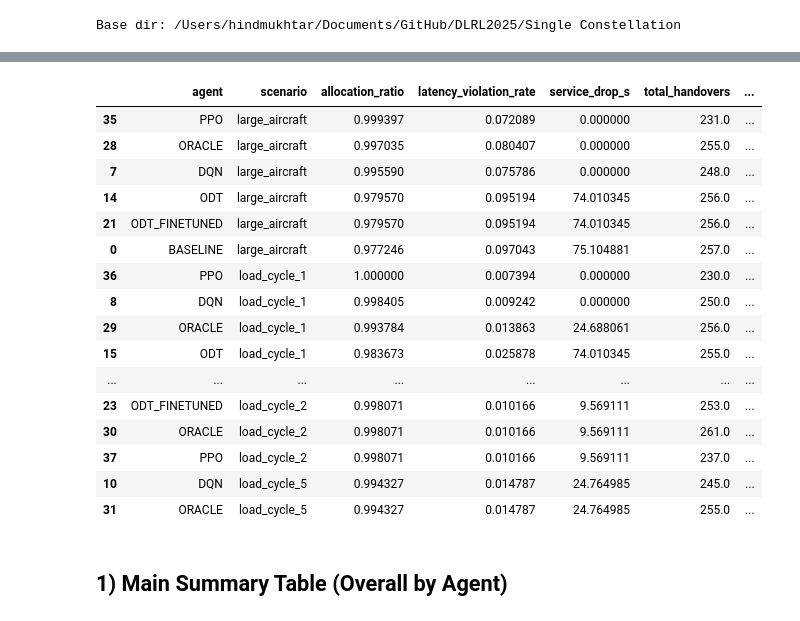
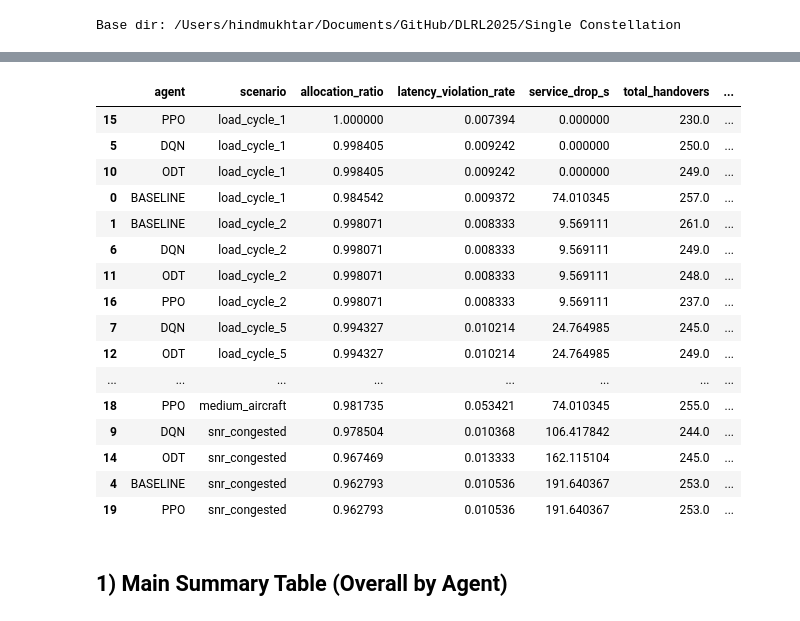
Before and after one commit to HindMukhtar/DLRL2025, a Jupyter notebook: Single Constellation /paper_results_summary.ipynb, the cells around one changed output, grey strips where cells are left out. Saved outputs shown, nothing was run; the diff lists cells and outputs as text; code cells hidden in the pictures.

```diff
--- a/Single Constellation /paper_results_summary.ipynb
+++ b/Single Constellation /paper_results_summary.ipynb
@@ -16,14 +16,12 @@ import plotly.graph_objects as go
 from plotly.subplots import make_subplots
 
 BASE_DIR = Path('.').resolve()
-AGENTS = ['BASELINE', 'PPO', 'DQN', 'ODT', 'ODT_FINETUNED', 'ORACLE']
+AGENTS = ['BASELINE', 'PPO', 'DQN', 'ODT', 'ORACLE']
 SCENARIOS = [
-    'no_scenario',
     'load_cycle_1',
     'load_cycle_2',
     'load_cycle_5',
     'medium_aircraft',
-    'large_aircraft',
     'snr_congested',
 ]
 
@@ -97,53 +95,89 @@ data['latency_s'] = data['queing_delay_s'] + data['propagation_latency_s']
 # %%
 def episode_metrics(df):
     out = []
     for (agent, scenario), g in df.groupby(['agent', 'scenario']):
-        alloc_ratio = float(g['allocation_ratio'].mean())
-        lat_req = g['latency_req_s'] if 'latency_req_s' in g.columns else pd.Series([np.inf] * len(g))
-        lat_violation_rate = float((g['latency_s'] > lat_req).mean())
+        # Active-demand slice for fair latency/allocation statistics.
+        if 'demand_MB' in g.columns:
+            g_active = g[g['demand_MB'] > 0].copy()
+        else:
+            g_active = g.copy()
+
+        if g_active.empty:
+            alloc_ratio = 1.0
+            lat_violation_rate = np.nan
+            avg_latency_ms = np.nan
+            mean_excess_ms = np.nan
+            p95_excess_ms = np.nan
+            severity_score = np.nan
+        else:
+            alloc_ratio = float(g_active['allocation_ratio'].mean())
+            # Treat sentinel queue delay (1000 s) as outage, not a valid latency sample.
+            if 'queing_delay_s' in g_active.columns:
+                g_active.loc[g_active['queing_delay_s'] >= 1000, 'latency_s'] = np.nan
+
+            lat_req = g_active['latency_req_s'] if 'latency_req_s' in g_active.columns else pd.Series([np.inf] * len(g_active), index=g_active.index)
+            valid_lat = g_active['latency_s'].notna()
+            if valid_lat.any():
+                lat_s = g_active.loc[valid_lat, 'latency_s']
+                req_s = lat_req.loc[valid_lat]
+                excess_s = (lat_s - req_s).clip(lower=0)
+                lat_violation_rate = float((excess_s > 0).mean())
+                avg_latency_ms = float(lat_s.mean() * 1000.0)
+                mean_excess_ms = float(excess_s.mean() * 1000.0)
+                p95_excess_ms = float(excess_s.quantile(0.95) * 1000.0)
+                severity_score = float((excess_s / req_s).mean())
+            else:
+                lat_violation_rate = np.nan
+                avg_latency_ms = np.nan
+                mean_excess_ms = np.nan
+                p95_excess_ms = np.nan
+                severity_score = np.nan
+
         service_drop_s = float(g['service_drop_s'].sum()) if 'service_drop_s' in g.columns else 0.0
         total_handovers = float(g['handovers'].max()) if 'handovers' in g.columns else np.nan
-        avg_latency_ms = float(g['latency_s'].mean() * 1000.0)
 
         # Composite score: higher is better.
         J = (
             1.0 * alloc_ratio
-            # - 0.01 * lat_violation_rate
-            - 0.01 * service_drop_s
+            #  - 0.01 * lat_violation_rate
+            # -service_drop_s
         )
 
         out.append({
             'agent': agent,
             'scenario': scenario,
             'allocation_ratio': alloc_ratio,
             'latency_violation_rate': lat_violation_rate,
             'service_drop_s': service_drop_s,
             'total_handovers': total_handovers,
             'avg_latency_ms': avg_latency_ms,
+            'mean_excess_ms': mean_excess_ms,
+            'p95_excess_ms': p95_excess_ms,
+            'severity_score': severity_score,
             'composite_score': J,
         })
     return pd.DataFrame(out)
 
 m = episode_metrics(data)
 m.sort_values(['scenario','composite_score'], ascending=[True, False]).head(20)
 # %% [output]
 |  | agent | scenario | allocation_ratio | latency_violation_rate | service_drop_s | total_handovers | ... |
-| 35 | PPO | large_aircraft | 0.999397 | 0.072089 | 0.000000 | 231.0 | ... |
-| 28 | ORACLE | large_aircraft | 0.997035 | 0.080407 | 0.000000 | 255.0 | ... |
-| 7 | DQN | large_aircraft | 0.995590 | 0.075786 | 0.000000 | 248.0 | ... |
-| 14 | ODT | large_aircraft | 0.979570 | 0.095194 | 74.010345 | 256.0 | ... |
-| 21 | ODT_FINETUNED | large_aircraft | 0.979570 | 0.095194 | 74.010345 | 256.0 | ... |
-| 0 | BASELINE | large_aircraft | 0.977246 | 0.097043 | 75.104881 | 257.0 | ... |
-| 36 | PPO | load_cycle_1 | 1.000000 | 0.007394 | 0.000000 | 230.0 | ... |
-| 8 | DQN | load_cycle_1 | 0.998405 | 0.009242 | 0.000000 | 250.0 | ... |
-| 29 | ORACLE | load_cycle_1 | 0.993784 | 0.013863 | 24.688061 | 256.0 | ... |
-| 15 | ODT | load_cycle_1 | 0.983673 | 0.025878 | 74.010345 | 255.0 | ... |
+| 15 | PPO | load_cycle_1 | 1.000000 | 0.007394 | 0.000000 | 230.0 | ... |
+| 5 | DQN | load_cycle_1 | 0.998405 | 0.009242 | 0.000000 | 250.0 | ... |
+| 10 | ODT | load_cycle_1 | 0.998405 | 0.009242 | 0.000000 | 249.0 | ... |
+| 0 | BASELINE | load_cycle_1 | 0.984542 | 0.009372 | 74.010345 | 257.0 | ... |
+| 1 | BASELINE | load_cycle_2 | 0.998071 | 0.008333 | 9.569111 | 261.0 | ... |
+| 6 | DQN | load_cycle_2 | 0.998071 | 0.008333 | 9.569111 | 249.0 | ... |
+| 11 | ODT | load_cycle_2 | 0.998071 | 0.008333 | 9.569111 | 248.0 | ... |
+| 16 | PPO | load_cycle_2 | 0.998071 | 0.008333 | 9.569111 | 237.0 | ... |
+| 7 | DQN | load_cycle_5 | 0.994327 | 0.010214 | 24.764985 | 245.0 | ... |
+| 12 | ODT | load_cycle_5 | 0.994327 | 0.010214 | 24.764985 | 249.0 | ... |
 | ... | ... | ... | ... | ... | ... | ... | ... |
-| 23 | ODT_FINETUNED | load_cycle_2 | 0.998071 | 0.010166 | 9.569111 | 253.0 | ... |
-| 30 | ORACLE | load_cycle_2 | 0.998071 | 0.010166 | 9.569111 | 261.0 | ... |
-| 37 | PPO | load_cycle_2 | 0.998071 | 0.010166 | 9.569111 | 237.0 | ... |
-| 10 | DQN | load_cycle_5 | 0.994327 | 0.014787 | 24.764985 | 245.0 | ... |
-| 31 | ORACLE | load_cycle_5 | 0.994327 | 0.014787 | 24.764985 | 255.0 | ... |
+| 18 | PPO | medium_aircraft | 0.981735 | 0.053421 | 74.010345 | 255.0 | ... |
+| 9 | DQN | snr_congested | 0.978504 | 0.010368 | 106.417842 | 244.0 | ... |
+| 14 | ODT | snr_congested | 0.967469 | 0.013333 | 162.115104 | 245.0 | ... |
+| 4 | BASELINE | snr_congested | 0.962793 | 0.010536 | 191.640367 | 253.0 | ... |
+| 19 | PPO | snr_congested | 0.962793 | 0.010536 | 191.640367 | 253.0 | ... |
 # %% [markdown]
 ## 1) Main Summary Table (Overall by Agent)
 # %%
```
Also changed, not shown: parts of 10 cells of this notebook, 24 other files.
